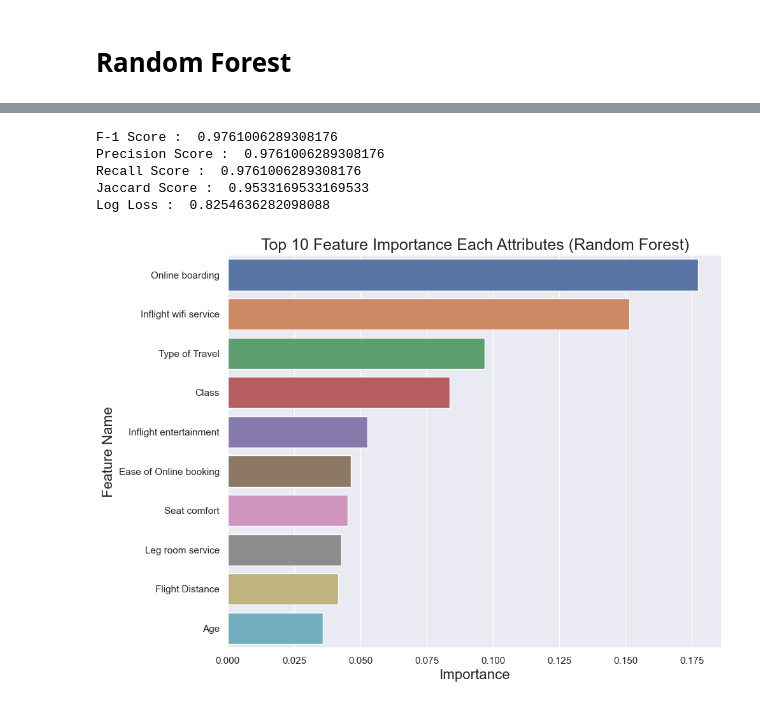
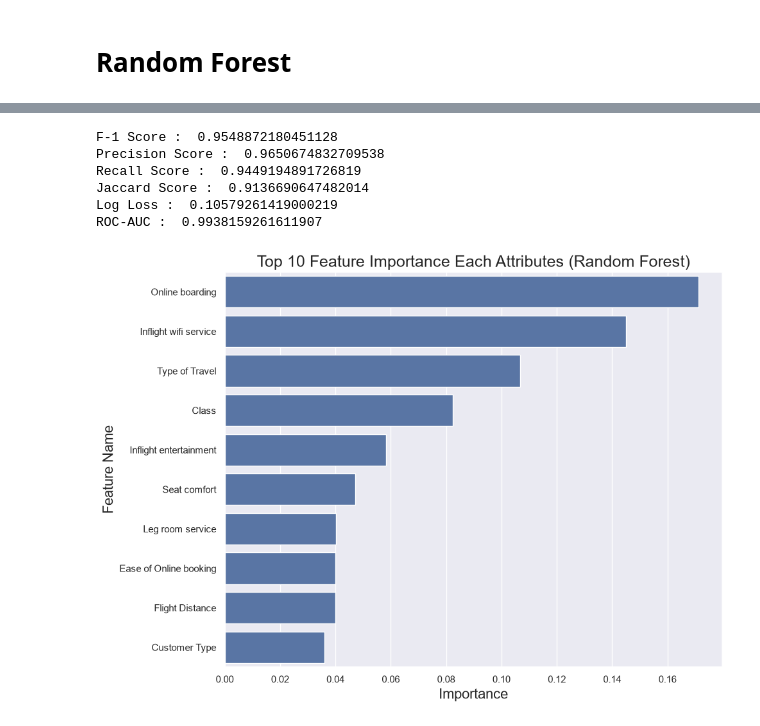
Before and after one commit to hafeez018/Machine-Learning-Projects, a Jupyter notebook: Supervised Learning Projects/Airline Satisfaction Prediction using Classification Algorithms/Airline Satisfaction Prediction Code.ipynb, the cells around one changed output, grey strips where cells are left out. Saved outputs shown, nothing was run; the diff lists cells and outputs as text; code cells hidden in the pictures.

```diff
--- a/Supervised Learning Projects/Airline Satisfaction Prediction using Classification Algorithms/Airline Satisfaction Prediction Code.ipynb
+++ b/Supervised Learning Projects/Airline Satisfaction Prediction using Classification Algorithms/Airline Satisfaction Prediction Code.ipynb
@@ -311,5 +408,8 @@ print(grid_search.best_params_)
 # %%
 from sklearn.tree import DecisionTreeClassifier
-dtree = DecisionTreeClassifier(random_state=0, max_depth=8, min_samples_leaf=4, min_samples_split=2)
+
+dtree = DecisionTreeClassifier(
+    random_state=0, class_weight="balanced", **grid_search.best_params_
+)  # best params taken from the search, not typed in by hand
 dtree.fit(X_train, y_train)
 # %% [output]
@@ -398,18 +532,23 @@ plt.legend()
 # %%
 from sklearn.ensemble import RandomForestClassifier
 from sklearn.model_selection import GridSearchCV
-rfc = RandomForestClassifier()
+
+rfc = RandomForestClassifier(class_weight="balanced", random_state=0)
 param_grid = {
-    'n_estimators': [100, 200],
-    'max_depth': [None, 5, 10],
-    'max_features': ['sqrt', 'log2', None]
+    "n_estimators": [100, 200],
+    "max_depth": [None, 5, 10],
+    "max_features": [
+        "sqrt",
+        "log2",
+    ],  # max_features=None (all features) dropped: 5-10x slower per fit and never the best option
 }
 
-# Perform a grid search with cross-validation to find the best hyperparameters
-grid_search = GridSearchCV(rfc, param_grid, cv=5)
+# Perform a grid search with (stratified) 5-fold cross-validation on the TRAINING split only
+grid_search = GridSearchCV(rfc, param_grid, cv=5, n_jobs=-1)
 grid_search.fit(X_train, y_train)
 
 # Print the best hyperparameters
 print(grid_search.best_params_)
+print("best CV accuracy: %.4f" % grid_search.best_score_)
 # %% [output]
 {'max_depth': None, 'max_features': 'sqrt', 'n_estimators': 200}
@@ -416,5 +556,8 @@ print(grid_search.best_params_)
 # %%
 from sklearn.ensemble import RandomForestClassifier
-rfc = RandomForestClassifier(random_state=0, max_features='sqrt', n_estimators=200)
+
+rfc = RandomForestClassifier(
+    random_state=0, class_weight="balanced", n_jobs=-1, **grid_search.best_params_
+)
 rfc.fit(X_train, y_train)
 # %% [output]
@@ -427,29 +573,39 @@ Accuracy Score : 97.61 %
 # %%
-from sklearn.metrics import accuracy_score, f1_score, precision_score, recall_score, jaccard_score, log_loss
-print('F-1 Score : ',(f1_score(y_test, y_pred, average='micro')))
-print('Precision Score : ',(precision_score(y_test, y_pred, average='micro')))
-print('Recall Score : ',(recall_score(y_test, y_pred, average='micro')))
-print('Jaccard Score : ',(jaccard_score(y_test, y_pred, average='micro')))
-print('Log Loss : ',(log_loss(y_test, y_pred)))
+from sklearn.metrics import (
+    accuracy_score,
+    f1_score,
+    precision_score,
+    recall_score,
+    jaccard_score,
+    log_loss,
+    roc_auc_score,
+)
+
+print("F-1 Score : ", (f1_score(y_valid, y_pred)))
+print("Precision Score : ", (precision_score(y_valid, y_pred)))
+print("Recall Score : ", (recall_score(y_valid, y_pred)))
+print("Jaccard Score : ", (jaccard_score(y_valid, y_pred)))
+print("Log Loss : ", (log_loss(y_valid, rfc.predict_proba(X_valid))))
+print("ROC-AUC : ", (roc_auc_score(y_valid, rfc.predict_proba(X_valid)[:, 1])))
 # %% [output]
-F-1 Score :  0.9761006289308176
-Precision Score :  0.9761006289308176
-Recall Score :  0.9761006289308176
-Jaccard Score :  0.9533169533169533
-Log Loss :  0.8254636282098088
+F-1 Score :  0.9548872180451128
+Precision Score :  0.9650674832709538
+Recall Score :  0.9449194891726819
+Jaccard Score :  0.9136690647482014
+Log Loss :  0.10579261419000219
+ROC-AUC :  0.9938159261611907
 # %%
-imp_df = pd.DataFrame({
-    "Feature Name": X_train.columns,
-    "Importance": rfc.feature_importances_
-})
+imp_df = pd.DataFrame(
+    {"Feature Name": X_train.columns, "Importance": rfc.feature_importances_}
+)
 fi = imp_df.sort_values(by="Importance", ascending=False)
 
 fi2 = fi.head(10)
-plt.figure(figsize=(10,8))
-sns.barplot(data=fi2, x='Importance', y='Feature Name')
-plt.title('Top 10 Feature Importance Each Attributes (Random Forest)', fontsize=18)
-plt.xlabel ('Importance', fontsize=16)
-plt.ylabel ('Feature Name', fontsize=16)
+plt.figure(figsize=(10, 8))
+sns.barplot(data=fi2, x="Importance", y="Feature Name")
+plt.title("Top 10 Feature Importance Each Attributes (Random Forest)", fontsize=18)
+plt.xlabel("Importance", fontsize=16)
+plt.ylabel("Feature Name", fontsize=16)
 plt.show()
 # %% [output]
-[figure, old version]
+[figure, new version]
```
Also changed, not shown: parts of 49 cells of this notebook, 1 other file.
